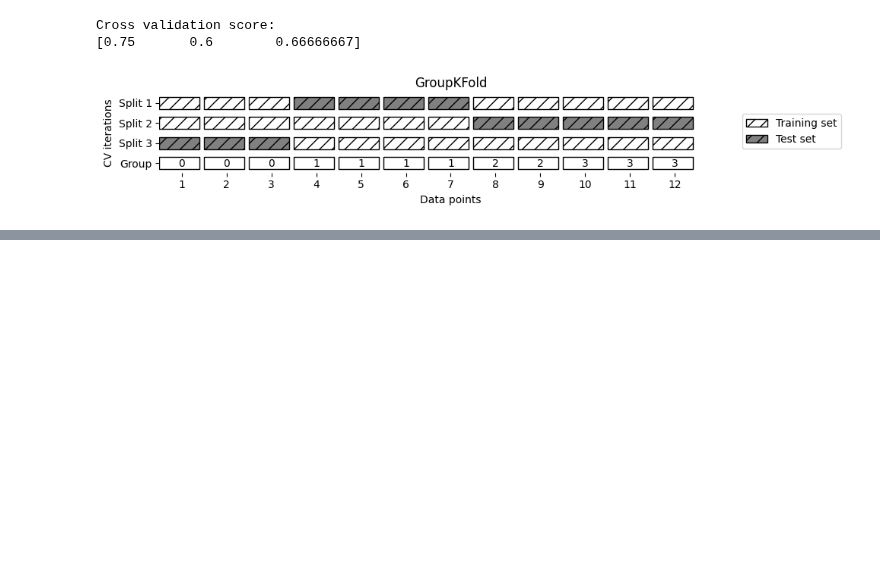
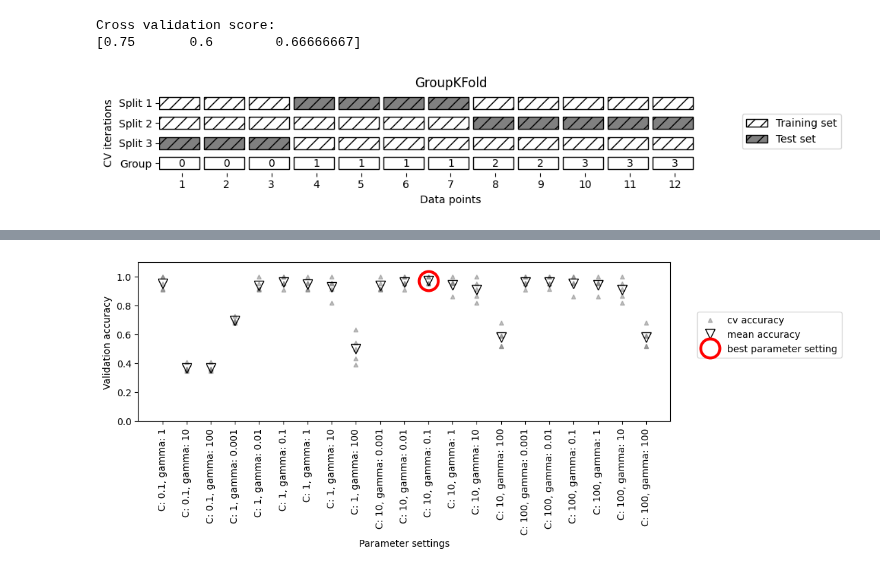
Before and after one commit to metju29/python-data-learning, a Jupyter notebook: Introduction to Machine Learning with Python book/chapter_5.ipynb, the cells around one changed output, grey strips where cells are left out. Drawn from its saved outputs; the diff is of its cells as text; code cells hidden in the pictures; blank space fills up the shorter version.

```diff
--- a/Introduction to Machine Learning with Python book/chapter_5.ipynb
+++ b/Introduction to Machine Learning with Python book/chapter_5.ipynb
@@ -104,0 +177,4 @@ mglearn.plots.plot_group_kfold()
+# %%
+mglearn.plots.plot_cross_val_selection()
+# %% [output]
+[figure, added]
```
Also changed, not shown: parts of 17 cells of this notebook.
